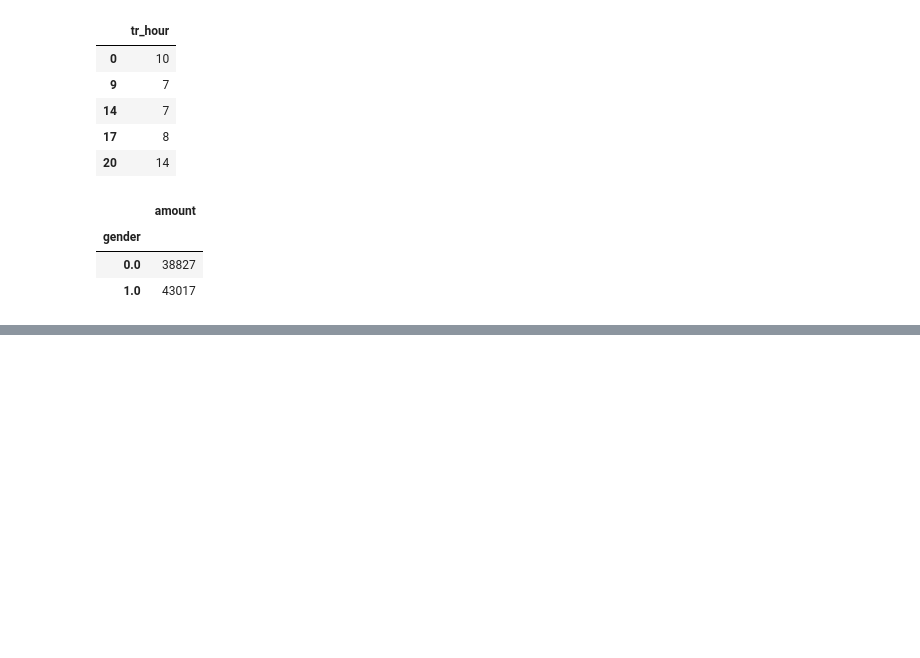
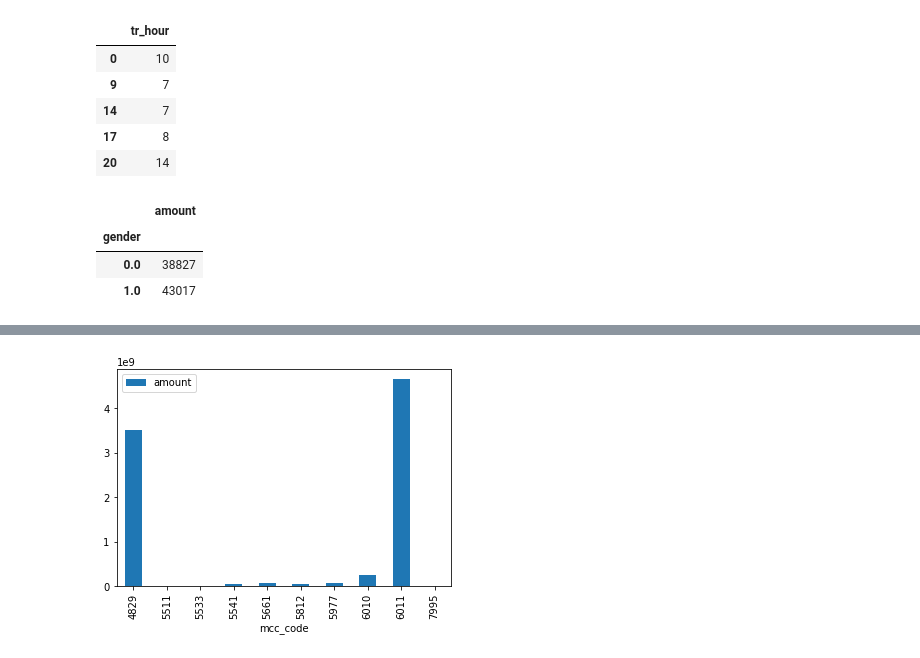
Before and after one commit to evlko/CS-493, a Jupyter notebook: Lab_2.ipynb, the cells around one changed output, grey strips where cells are left out. Saved outputs shown, nothing was run; the diff lists cells and outputs as text; code cells hidden in the pictures; blank space fills up the shorter version.

```diff
--- a/Lab_2.ipynb
+++ b/Lab_2.ipynb
@@ -400,0 +406,4 @@ transactions.loc[(transactions["amount"] < 0) & (transactions["tr_hour"].between
+# %%
+customers_operations = transactions.groupby("customer_id").agg({"amount": "count"})
+valid_customer_ids = customers_operations.loc[customers_operations["amount"] > 100]
+valid_customer_ids.head(3)
@@ -400,0 +416,3 @@ transactions.loc[(transactions["amount"] < 0) & (transactions["tr_hour"].between
+# %%
+nt = transactions.loc[(transactions["customer_id"].isin(valid_customer_ids.index))]
+nt
@@ -400,0 +433,3 @@ transactions.loc[(transactions["amount"] < 0) & (transactions["tr_hour"].between
+# %%
+nt = nt.loc[(nt["mcc_code"].isin(genders_mcc_outcome.nlargest(10, ["diff"]).index))]
+nt
@@ -400,0 +450,6 @@ transactions.loc[(transactions["amount"] < 0) & (transactions["tr_hour"].between
+# %%
+females = nt.loc[nt["gender"] == 0.0].groupby(["mcc_code"]).agg({"amount": outcome})
+females.plot(use_index=True, y='amount', kind = 'bar')
+plt.show()
+# %% [output]
+[figure, added]
```
Also changed, not shown: parts of 7 cells of this notebook.
